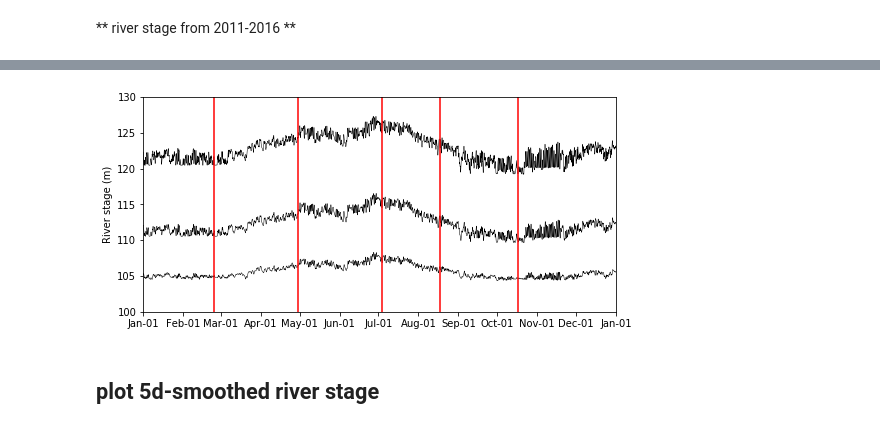
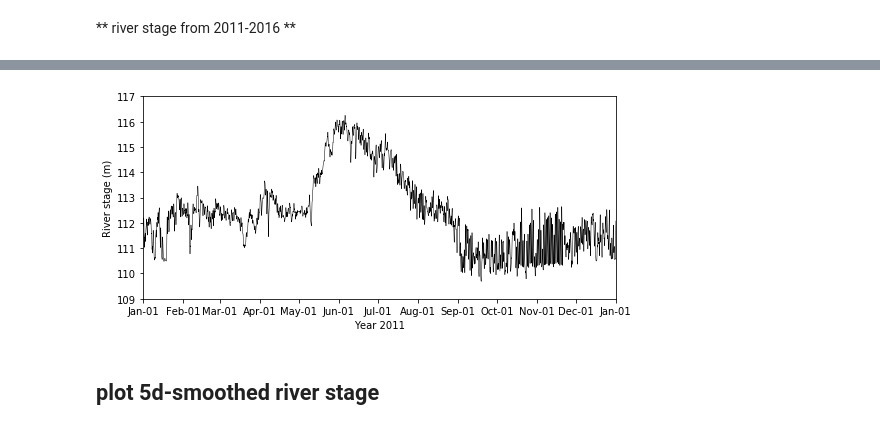
Before and after one commit to pinshuai/HFR-flow, a Jupyter notebook: NERSC-plot_flux_from_massBalance.ipynb, the cells around one changed output, grey strips where cells are left out. Drawn from its saved outputs; the diff is of its cells as text; code cells hidden in the pictures.

```diff
--- a/NERSC-plot_flux_from_massBalance.ipynb
+++ b/NERSC-plot_flux_from_massBalance.ipynb
@@ -374,33 +381,33 @@ plt.close(fig)
 # %%
 fig, ax1 = plt.subplots(1, 1)
 
-river_north_datum.plot(x='time', y='wl',color= 'black', linewidth = 0.5, ax=ax1, legend=None)
+# river_north_datum.plot(x='time', y='wl',color= 'black', linewidth = 0.5, ax=ax1, legend=None)
 river_middle_datum.plot(x='time', y='wl',color= 'black',linewidth = 0.5, ax=ax1, legend=None)
-river_south_datum.plot(x='time', y='wl',color= 'black', linewidth = 0.5, ax=ax1, legend=None)
+# river_south_datum.plot(x='time', y='wl',color= 'black', linewidth = 0.5, ax=ax1, legend=None)
 
 ## add line for selected time
 for itime in selected_ticks:
     x = [itime, itime]
     y = [0, 200]
     ax1.plot(x, y, 'r-')
 
 ax1.set_ylabel('River stage (m)')
-ax1.set_xlabel('')
+ax1.set_xlabel('Year 2011')
 # ax1.set_title('River stage from upstream to downstream')
 # ax1.set_aspect("equal", "datalim")
 # ax1.xaxis.set_major_locator(mdates.YearLocator())
 ax1.xaxis.set_major_locator(mdates.MonthLocator())
 # ax1.xaxis.set_major_formatter(mdates.DateFormatter('%Y'))
 ax1.xaxis.set_major_formatter(mdates.DateFormatter('%b-%d'))
 ax1.xaxis.set_tick_params('labelbottom')
 
-ax1.set_ylim([100, 130])
-ax1.set_xlim([time_ticks[1], time_ticks[2]])
+ax1.set_ylim([109, 117])
+ax1.set_xlim([time_ticks[0], time_ticks[1]])
 plt.setp( ax1.xaxis.get_majorticklabels(), rotation=0, ha = 'center' )
 
 # ax1.legend(handles=legend_elements, loc='best')
 fig.tight_layout()
 fig.set_size_inches(8, 3.5)
 # %% [output]
-[figure, old version]
+[figure, new version]
 # %%
```
Also changed, not shown: parts of 26 cells of this notebook, 3 other files.
